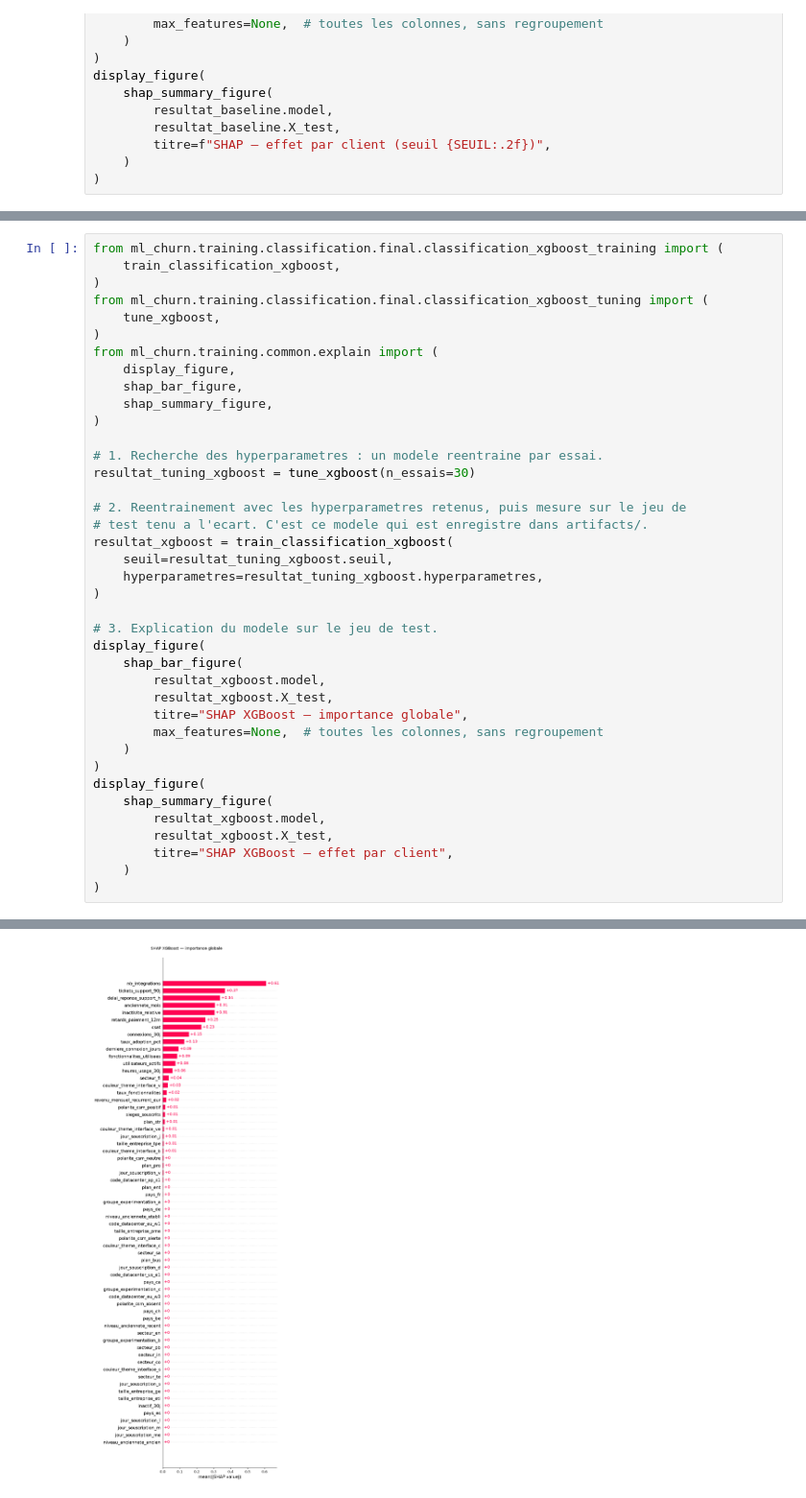
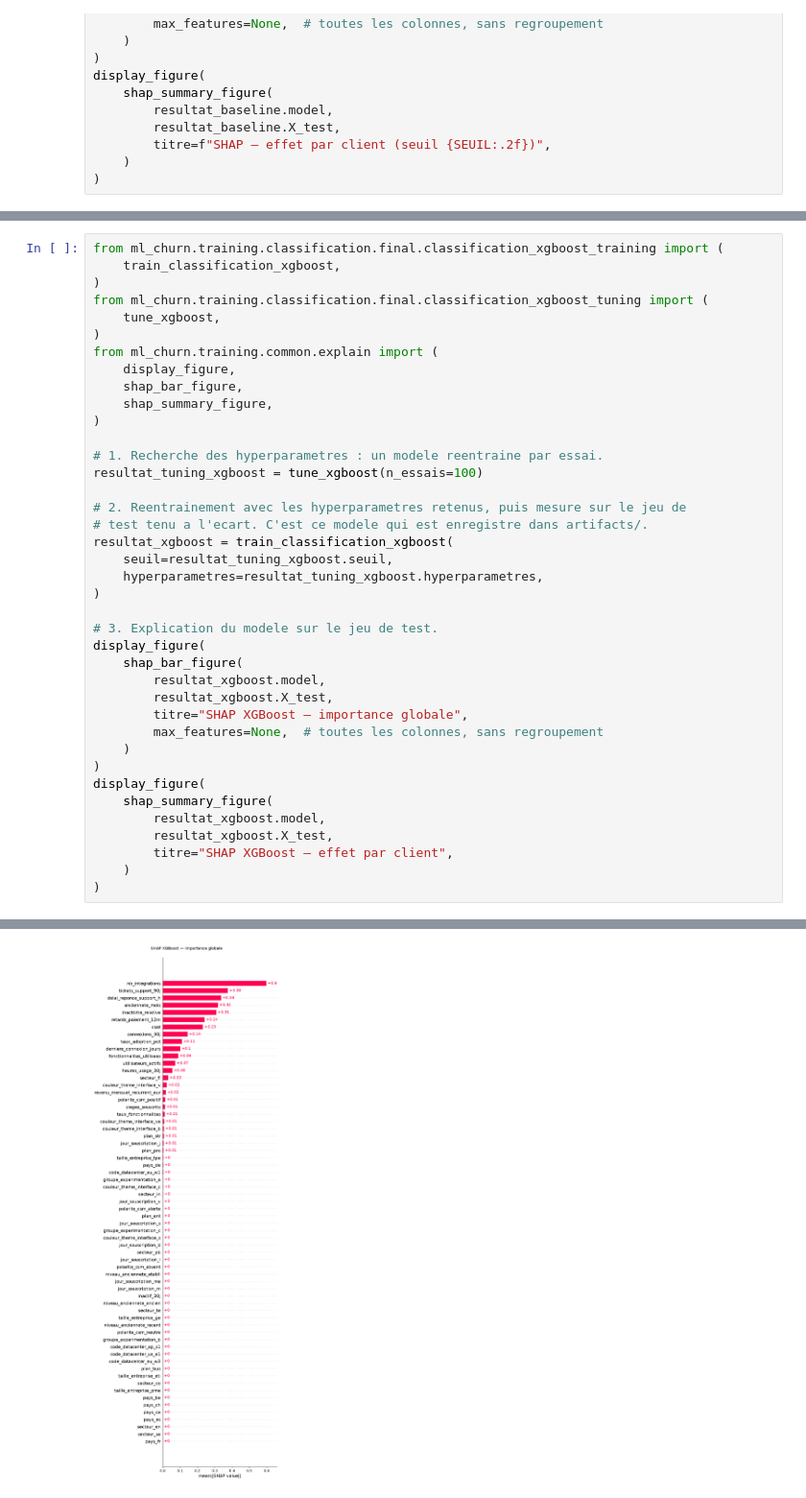
Before and after one commit to aurelien-V03/ml-churn, a Jupyter notebook: churn-notebook.ipynb, the cells around one changed output, grey strips where cells are left out. Shown at 96% size. Saved outputs shown, nothing was run; the diff lists cells and outputs as text.

```diff
--- a/churn-notebook.ipynb
+++ b/churn-notebook.ipynb
@@ -342,7 +272,7 @@ from ml_churn.training.common.explain import (
 )
 
 # 1. Recherche des hyperparametres : un modele reentraine par essai.
-resultat_tuning_xgboost = tune_xgboost(n_essais=30)
+resultat_tuning_xgboost = tune_xgboost(n_essais=100)
 
 # 2. Reentrainement avec les hyperparametres retenus, puis mesure sur le jeu de
 # test tenu a l'ecart. C'est ce modele qui est enregistre dans artifacts/.
@@ -411 +341 @@ display_figure(
-[figure, old version]
+[figure, new version]
```
Also changed, not shown: parts of 5 cells of this notebook, 17 other files.
